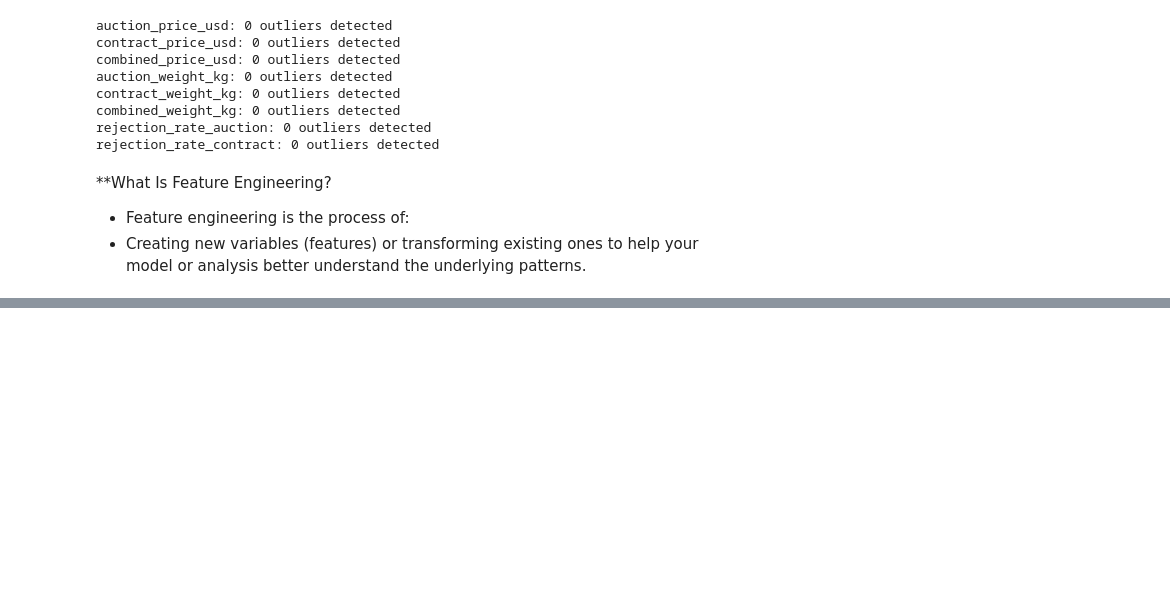
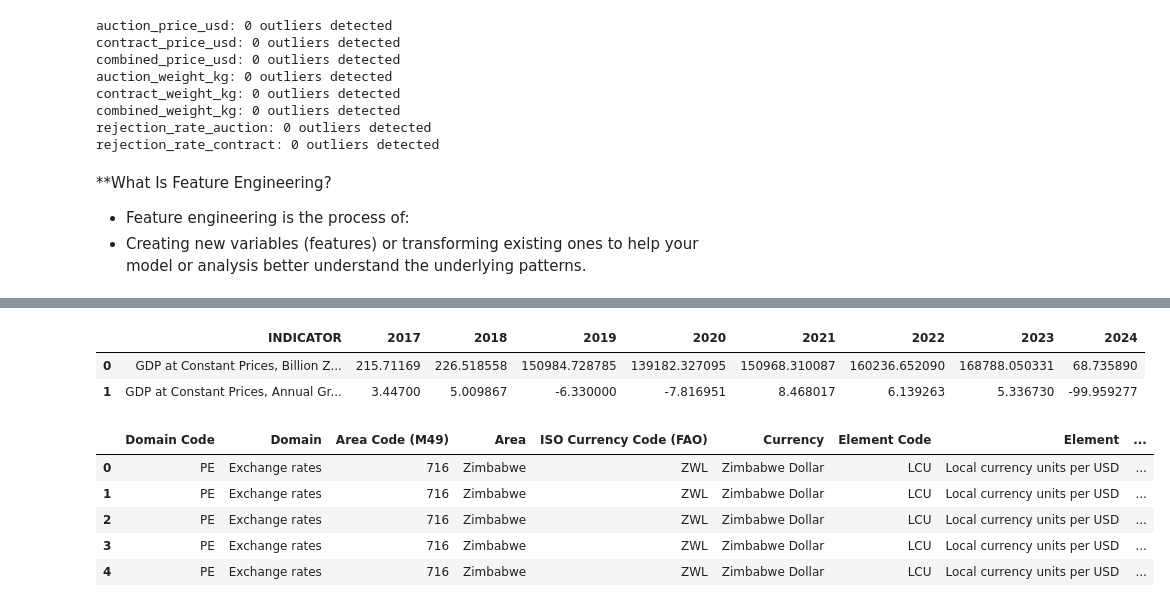
Before and after one commit to priscillahisking/zimbabwe-tobacco-market-analysis, a Jupyter notebook: zimbabwe-tobacco-market-analysis.ipynb, the cells around one changed output, grey strips where cells are left out. Saved outputs shown, nothing was run; the diff lists cells and outputs as text; code cells hidden in the pictures; blank space fills up the shorter version.

Commit message:
added and cleaned more data

```diff
--- a/zimbabwe-tobacco-market-analysis.ipynb
+++ b/zimbabwe-tobacco-market-analysis.ipynb
@@ -282,0 +320,17 @@ C:\Users\user
+# %%
+gdp_df=pd.read_excel("C:\\Users\\user\\Desktop\\tobacco sales analysis datasets\\GDP at Constant Prices Billion ZWL at 2019 Prices & Annual Growth Rates.xlsx", sheet_name='Data')
+gdp_df.head()
+# %% [output]
+|  | INDICATOR | 2017 | 2018 | 2019 | 2020 | 2021 | 2022 | 2023 | 2024 |
+| 0 | GDP at Constant Prices, Billion Z... | 215.71169 | 226.518558 | 150984.728785 | 139182.327095 | 150968.310087 | 160236.652090 | 168788.050331 | 68.735890 |
+| 1 | GDP at Constant Prices, Annual Gr... | 3.44700 | 5.009867 | -6.330000 | -7.816951 | 8.468017 | 6.139263 | 5.336730 | -99.959277 |
+# %%
+exchange_rate_df= pd.read_csv("C:\\Users\\user\\Desktop\\tobacco sales analysis datasets\\month-month-exchange-rate-2020-2024.csv", delimiter=';')
+exchange_rate_df.head()
+# %% [output]
+|  | Domain Code | Domain | Area Code (M49) | Area | ISO Currency Code (FAO) | Currency | Element Code | Element | ... |
+| 0 | PE | Exchange rates | 716 | Zimbabwe | ZWL | Zimbabwe Dollar | LCU | Local currency units per USD | ... |
+| 1 | PE | Exchange rates | 716 | Zimbabwe | ZWL | Zimbabwe Dollar | LCU | Local currency units per USD | ... |
+| 2 | PE | Exchange rates | 716 | Zimbabwe | ZWL | Zimbabwe Dollar | LCU | Local currency units per USD | ... |
+| 3 | PE | Exchange rates | 716 | Zimbabwe | ZWL | Zimbabwe Dollar | LCU | Local currency units per USD | ... |
+| 4 | PE | Exchange rates | 716 | Zimbabwe | ZWL | Zimbabwe Dollar | LCU | Local currency units per USD | ... |
```
Also changed, not shown: parts of 13 cells of this notebook.
